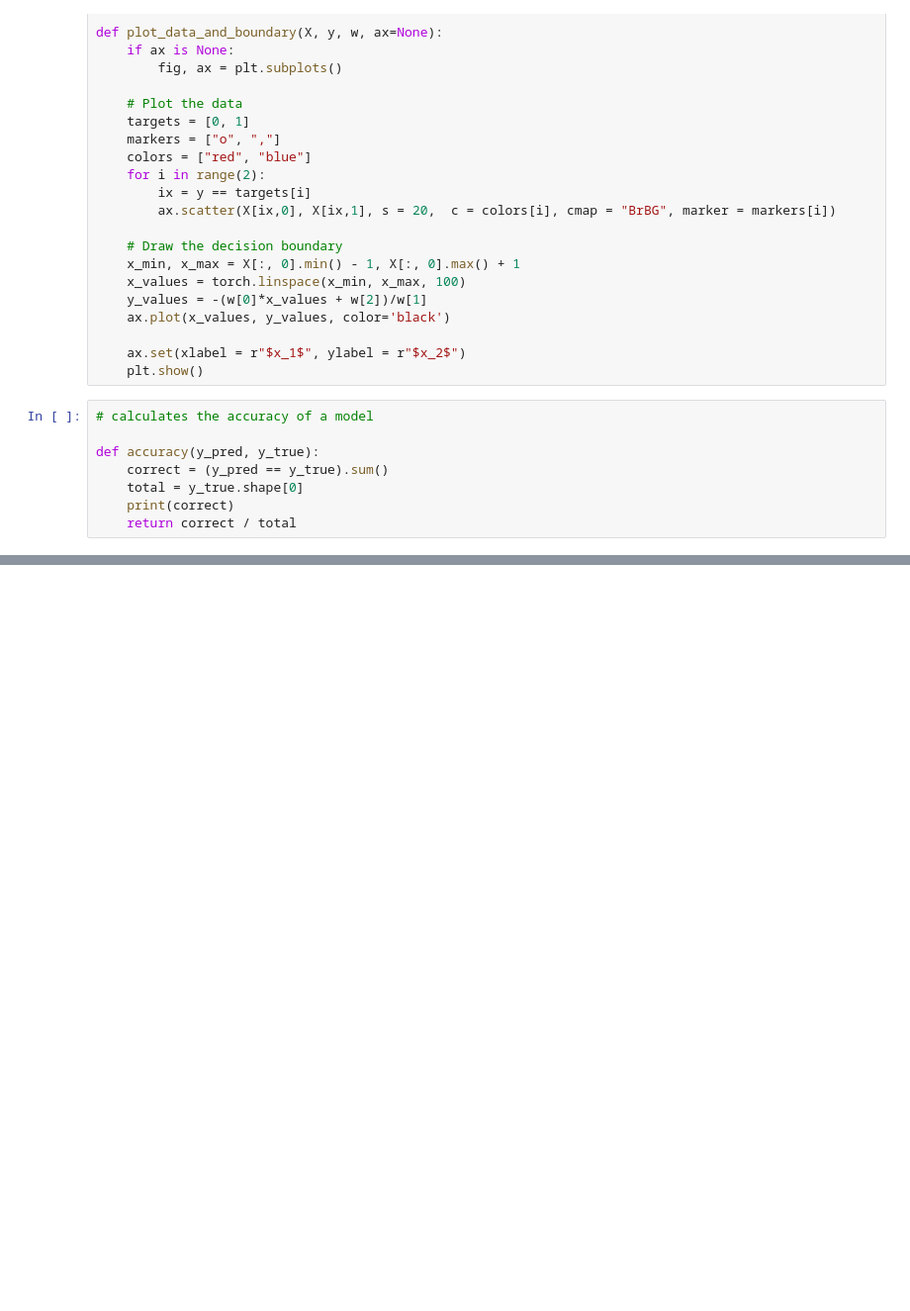
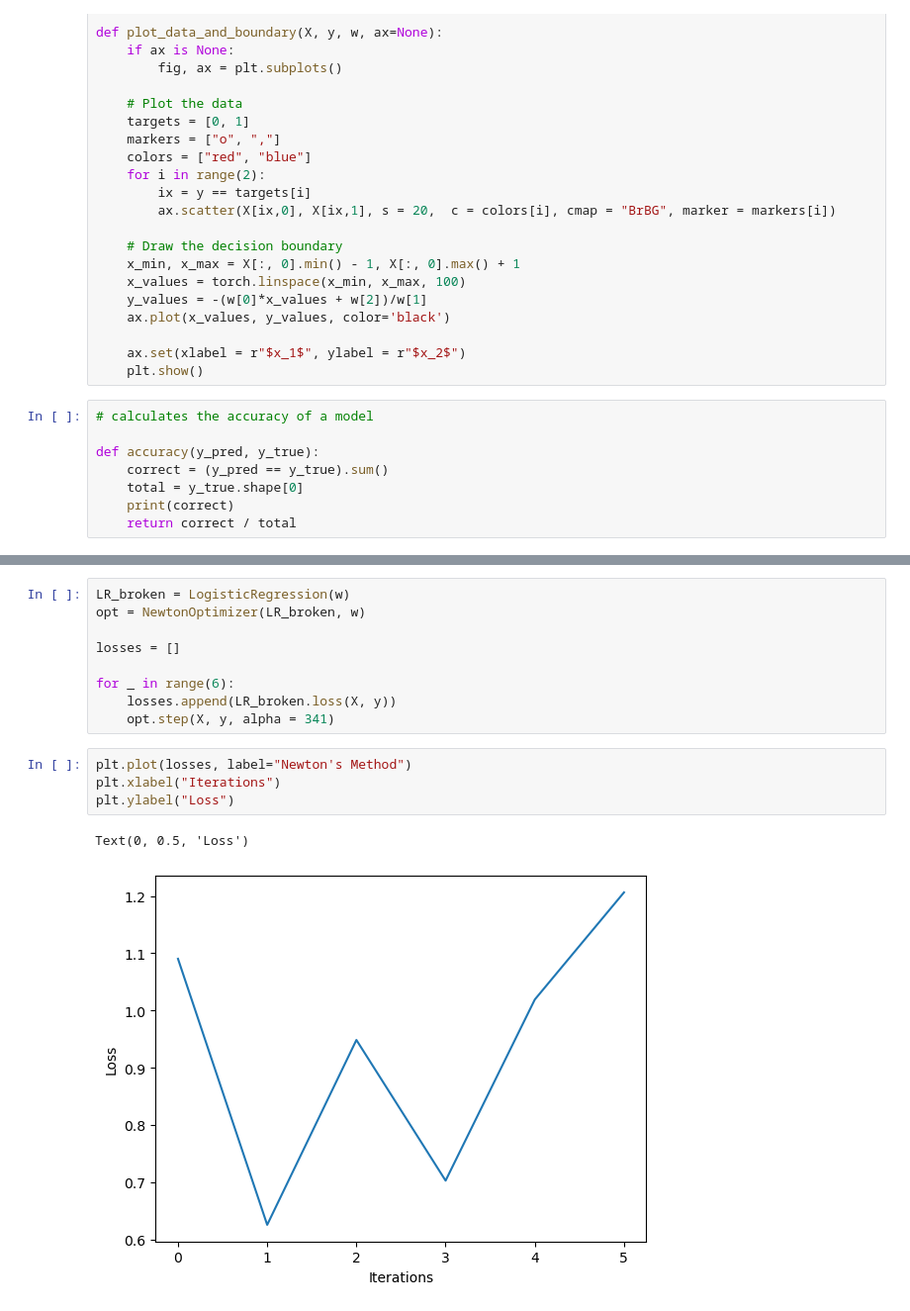
Before and after one commit to ShadowedSpace/ShadowedSpace.github.io, a Jupyter notebook: posts/BP8/BP8.ipynb, the cells around one changed output, grey strips where cells are left out. Shown at 99% size. Drawn from its saved outputs; the diff is of its cells as text; blank space fills up the shorter version.

Commit message:
newton's method!

```diff
--- a/posts/BP8/BP8.ipynb
+++ b/posts/BP8/BP8.ipynb
@@ -88,0 +104,16 @@ plot_data_and_boundary(X, y, w)
+# %%
+LR_broken = LogisticRegression(w)
+opt = NewtonOptimizer(LR_broken, w)
+
+losses = []
+
+for _ in range(6):
+    losses.append(LR_broken.loss(X, y))
+    opt.step(X, y, alpha = 341)
+# %%
+plt.plot(losses, label="Newton's Method")
+plt.xlabel("Iterations")
+plt.ylabel("Loss")
+# %% [output]
+Text(0, 0.5, 'Loss')
+[figure, added]
```
Also changed, not shown: parts of 10 cells of this notebook, 2 other files.
